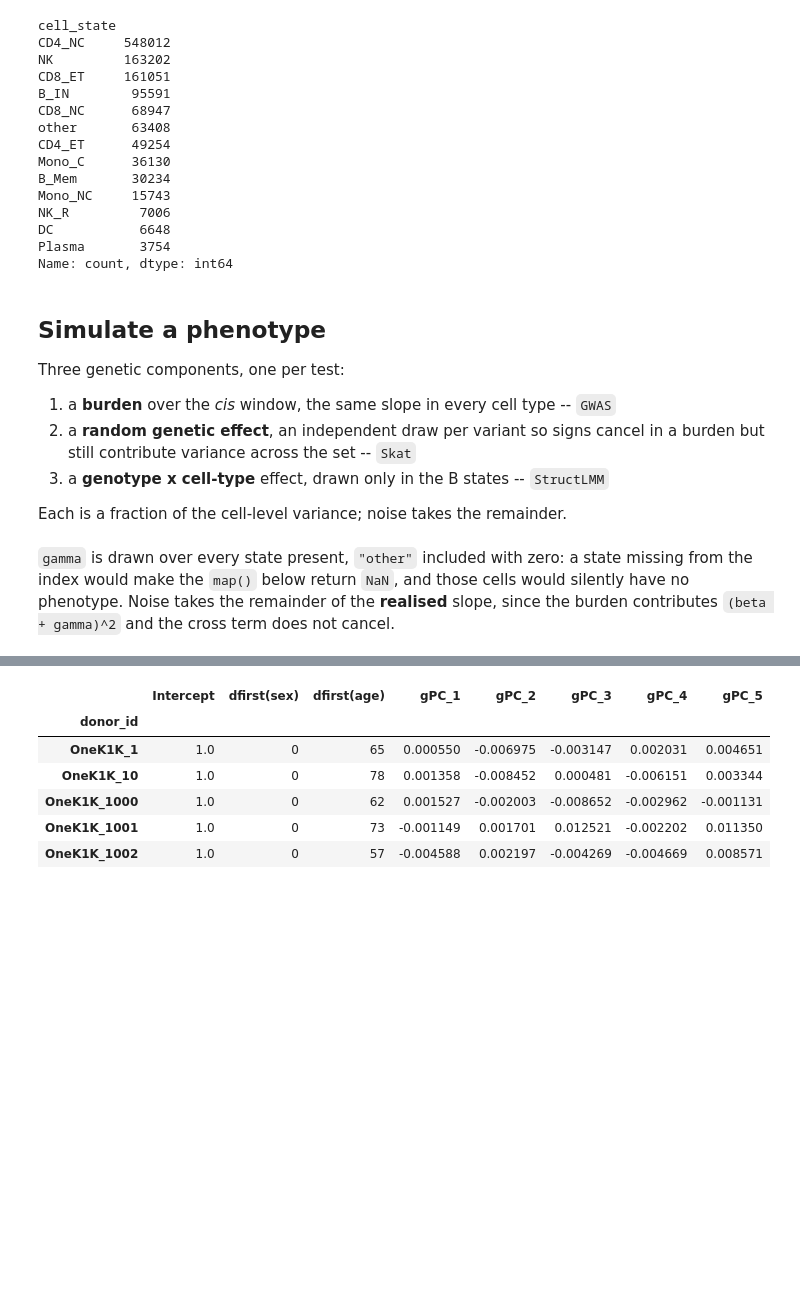
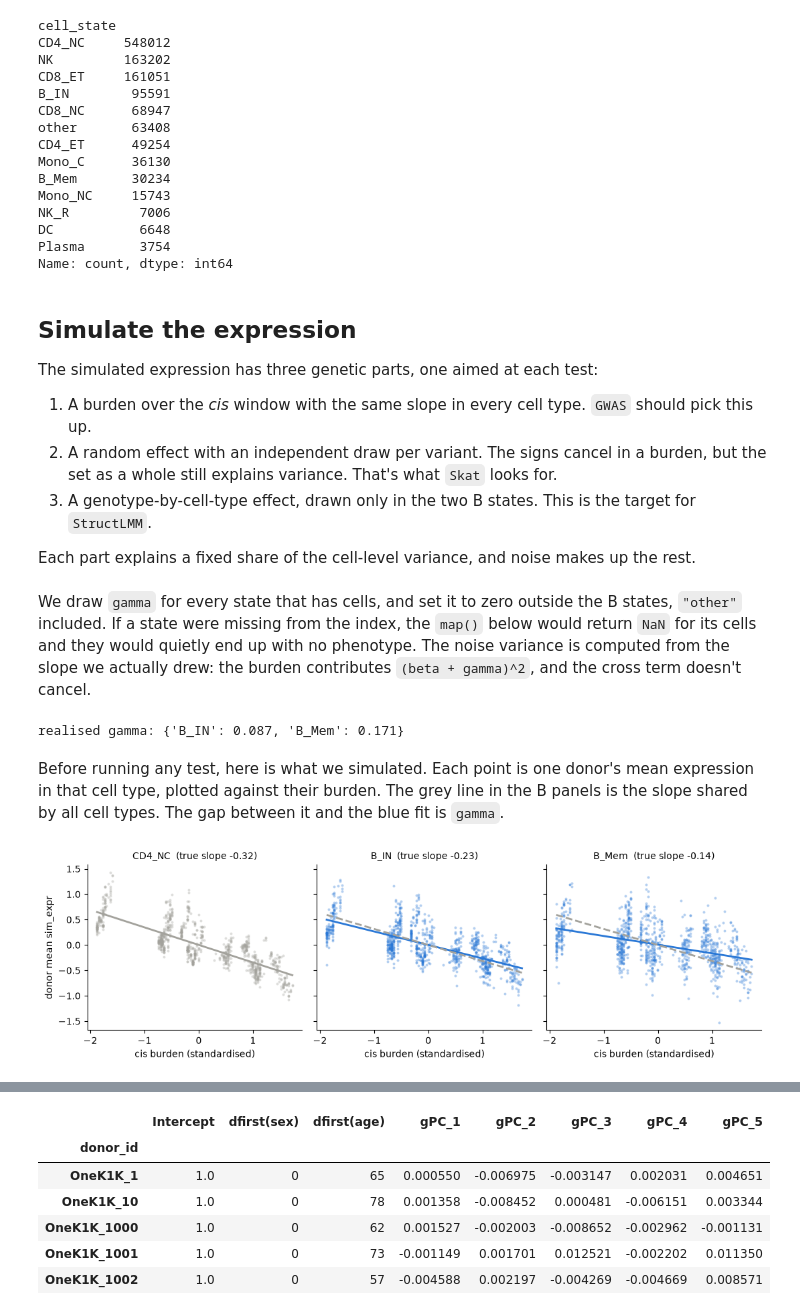
Before and after one commit to theislab/cellink, a Jupyter notebook: docs/tutorials/formula_resolver.ipynb, the cells around one changed output, grey strips where cells are left out. Saved outputs shown, nothing was run; the diff lists cells and outputs as text; code cells hidden in the pictures; blank space fills up the shorter version.

```diff
--- a/docs/tutorials/formula_resolver.ipynb
+++ b/docs/tutorials/formula_resolver.ipynb
@@ -119,16 +127,18 @@ DC           6648
 Plasma       3754
 Name: count, dtype: int64
 # %% [markdown]
-## Simulate a phenotype
+## Simulate the expression
 
-Three genetic components, one per test:
+The simulated expression has three genetic parts, one aimed at each test:
 
-1. a **burden** over the *cis* window, the same slope in every cell type -- `GWAS`
-2. a **random genetic effect**, an independent draw per variant so signs cancel in a
-   burden but still contribute variance across the set -- `Skat`
-3. a **genotype x cell-type** effect, drawn only in the B states -- `StructLMM`
+1. A burden over the *cis* window with the same slope in every cell type. `GWAS` should
+   pick this up.
+2. A random effect with an independent draw per variant. The signs cancel in a burden, but
+   the set as a whole still explains variance. That's what `Skat` looks for.
+3. A genotype-by-cell-type effect, drawn only in the two B states. This is the target for
+   `StructLMM`.
 
-Each is a fraction of the cell-level variance; noise takes the remainder.
+Each part explains a fixed share of the cell-level variance, and noise makes up the rest.
 # %%
 VE_BURDEN, VE_RANDOM, VE_INTERACTION = 0.10, 0.07, 0.03
 EFFECT_SIGN = -1.0
@@ -157,10 +167,11 @@ dd.G.obs["burden"] = burden
 X_std = (X_raw - X_raw.mean(axis=0)) / X_raw.std(axis=0)
 R = unit(X_std @ rng.normal(0, 1 / np.sqrt(X_raw.shape[1]), X_raw.shape[1]))
 # %% [markdown]
-`gamma` is drawn over every state present, `"other"` included with zero: a state
-missing from the index would make the `map()` below return `NaN`, and those cells
-would silently have no phenotype. Noise takes the remainder of the **realised** slope,
-since the burden contributes `(beta + gamma)^2` and the cross term does not cancel.
+We draw `gamma` for every state that has cells, and set it to zero outside the B states,
+`"other"` included. If a state were missing from the index, the `map()` below would
+return `NaN` for its cells and they would quietly end up with no phenotype. The noise
+variance is computed from the slope we actually drew: the burden contributes
+`(beta + gamma)^2`, and the cross term doesn't cancel.
 # %%
 present = [s for s in dd.C.obs["cell_state"].cat.categories if (dd.C.obs["cell_state"] == s).any()]
 cell_types = [s for s in present if s != "other"]
@@ -170,7 +181,7 @@ slope = EFFECT_SIGN * np.sqrt(VE_BURDEN) + gamma
 ve_noise = 1.0 - slope**2 - VE_RANDOM
 assert (ve_noise > 0).all(), "realised slope leaves no room for noise"
 
-donor_ids = dd.C.obs[dd.donor_id].astype(str)  # a Categorical would poison the arithmetic
+donor_ids = dd.C.obs[dd.donor_id].astype(str)
 states = dd.C.obs["cell_state"].astype(str)
 per_cell = pd.DataFrame({"burden": burden, "R": R}, index=dd.G.obs_names.astype(str)).reindex(donor_ids)
 
@@ -180,6 +191,33 @@ dd.C.obs["sim_expr"] = (
     + np.sqrt(states.map(ve_noise).to_numpy()) * rng.normal(0, 1, dd.C.n_obs)
 )
 assert dd.C.obs["sim_expr"].notna().all(), "some cells have no simulated phenotype"
+print(f"realised gamma: {gamma[list(B_STATES)].round(3).to_dict()}")
+# %% [output]
+realised gamma: {'B_IN': 0.087, 'B_Mem': 0.171}
+# %% [markdown]
+Before running any test, here is what we simulated. Each point is one donor's mean
+expression in that cell type, plotted against their burden. The grey line in the B panels
+is the slope shared by all cell types. The gap between it and the blue fit is `gamma`.
+# %%
+pseudobulk = dd.C.obs.groupby([dd.donor_id, "cell_state"], observed=True)["sim_expr"].mean().unstack()
+donor_burden = dd.G.obs["burden"].reindex(pseudobulk.index.astype(str))
+
+fig, axes = plt.subplots(1, 3, figsize=(11, 3.4), sharex=True, sharey=True)
+for ax, state in zip(axes, ["CD4_NC", *B_STATES], strict=True):
+    x, y = donor_burden.to_numpy(), pseudobulk[state].to_numpy()
+    ok = np.isfinite(y)
+    color = B_COLOR if state in B_STATES else OTHER_COLOR
+    ax.scatter(x[ok], y[ok], s=8, alpha=0.35, color=color, linewidths=0)
+    grid = np.linspace(x.min(), x.max(), 2)
+    ax.plot(grid, np.polyval(np.polyfit(x[ok], y[ok], 1), grid), color=color, lw=2)
+    if state in B_STATES:
+        ax.plot(grid, EFFECT_SIGN * np.sqrt(VE_BURDEN) * grid, color=OTHER_COLOR, lw=2, ls="--")
+    ax.set_title(f"{state}  (true slope {slope[state]:+.2f})", fontsize=10)
+    ax.set_xlabel("cis burden (standardised)")
+axes[0].set_ylabel("donor mean sim_expr")
+fig.tight_layout()
+# %% [output]
+[figure, added]
 # %% [markdown]
 ## The resolver on its own
 
```
Also changed, not shown: parts of 28 cells of this notebook, 1 other file.
